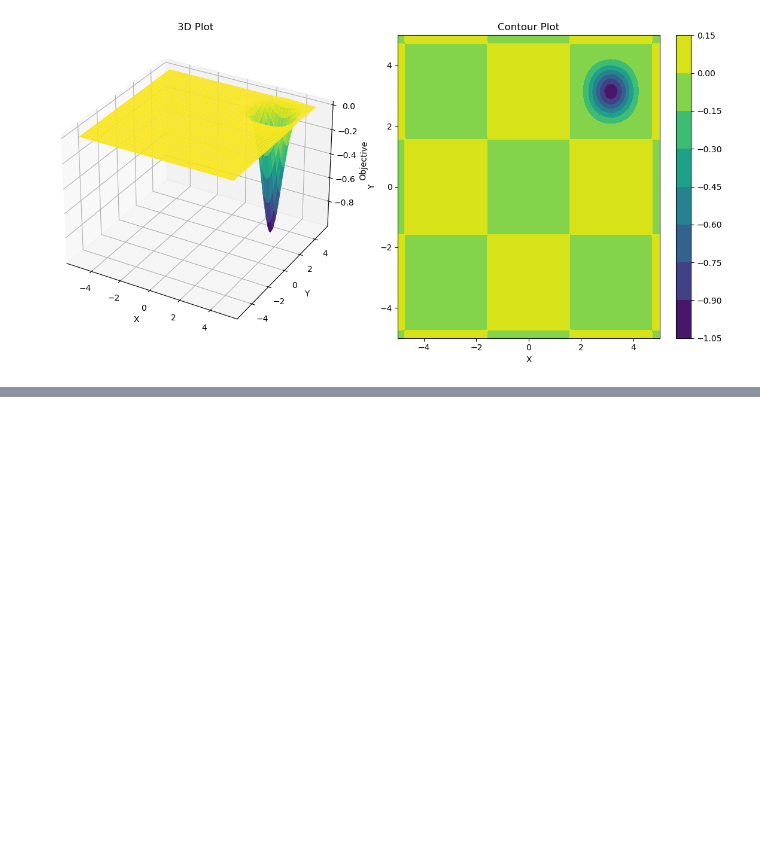
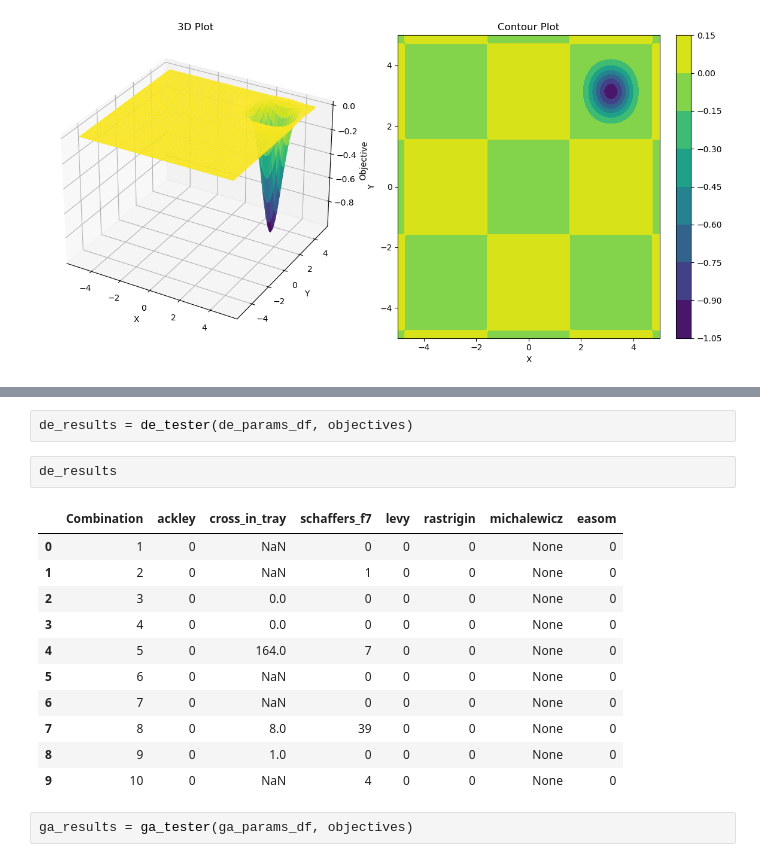
Before and after one commit to B0BWAX/OPTIMIATION-ALGOS-COMPARISON, a Jupyter notebook: OPTIMIZATION_ALGOS_COMPARISON.ipynb, the cells around one changed output, grey strips where cells are left out. Saved outputs shown, nothing was run; the diff lists cells and outputs as text; blank space fills up the shorter version.

```diff
--- a/OPTIMIZATION_ALGOS_COMPARISON.ipynb
+++ b/OPTIMIZATION_ALGOS_COMPARISON.ipynb
@@ -389,0 +1174,18 @@ VBox(children=(Tab(children=(VBox(children=(Dropdown(description='Benckmark Func
+# %%
+de_results = de_tester(de_params_df, objectives)
+# %%
+de_results
+# %% [output]
+|  | Combination | ackley | cross_in_tray | schaffers_f7 | levy | rastrigin | michalewicz | easom |
+| 0 | 1 | 0 | NaN | 0 | 0 | 0 | None | 0 |
+| 1 | 2 | 0 | NaN | 1 | 0 | 0 | None | 0 |
+| 2 | 3 | 0 | 0.0 | 0 | 0 | 0 | None | 0 |
+| 3 | 4 | 0 | 0.0 | 0 | 0 | 0 | None | 0 |
+| 4 | 5 | 0 | 164.0 | 7 | 0 | 0 | None | 0 |
+| 5 | 6 | 0 | NaN | 0 | 0 | 0 | None | 0 |
+| 6 | 7 | 0 | NaN | 0 | 0 | 0 | None | 0 |
+| 7 | 8 | 0 | 8.0 | 39 | 0 | 0 | None | 0 |
+| 8 | 9 | 0 | 1.0 | 0 | 0 | 0 | None | 0 |
+| 9 | 10 | 0 | NaN | 4 | 0 | 0 | None | 0 |
+# %%
+ga_results = ga_tester(ga_params_df, objectives)
```
Also changed, not shown: parts of 17 cells of this notebook.
